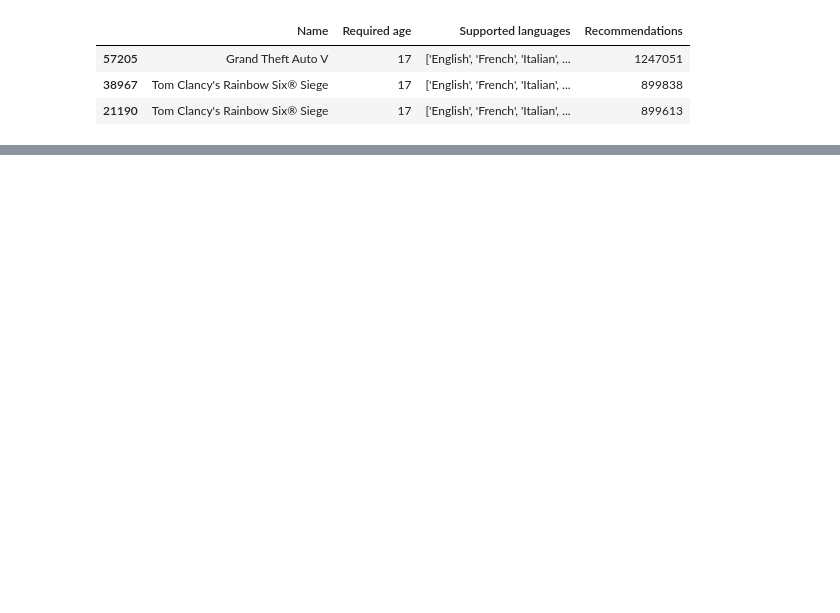
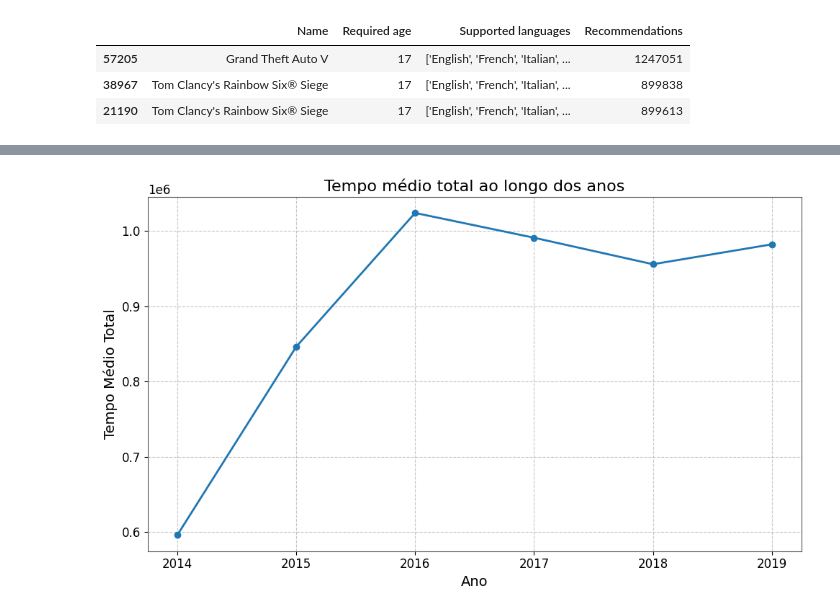
Before and after one commit to SabrinaDantas/projeto_programacao_para_dados_pucrs, a Jupyter notebook: projeto_programacaoparadados_fase02.ipynb, the cells around one changed output, grey strips where cells are left out. Saved outputs shown, nothing was run; the diff lists cells and outputs as text; code cells hidden in the pictures; blank space fills up the shorter version.

```diff
--- a/projeto_programacaoparadados_fase02.ipynb
+++ b/projeto_programacaoparadados_fase02.ipynb
@@ -306,0 +311,21 @@ jogos_pt_br_16[['Name', 'Required age', 'Supported languages', 'Recommendations'
+# %%
+custom_style = {
+    'figure.figsize': (10, 6),
+    'axes.labelsize': 14,
+    'axes.titlesize': 16,
+    'xtick.labelsize': 12,
+    'ytick.labelsize': 12,
+    'lines.linewidth': 2,
+    'grid.linestyle': '--',
+    'grid.alpha': 0.7,
+    'legend.fontsize': 12,
+    'legend.loc': 'best',
+    'font.family': 'DejaVu Sans',
+    'font.weight': 'normal',
+    'axes.edgecolor': '#555555',
+    'axes.facecolor': '#FFFFFF',
+    'axes.spines.top': True,
+    'axes.spines.right': True,
+}
+
+mpl.rcParams.update(custom_style)
@@ -306,0 +413,10 @@ jogos_pt_br_16[['Name', 'Required age', 'Supported languages', 'Recommendations'
+# %%
+# Extrair o ano de lançamento dos jogos
+df_steam['Year'] = df_steam['Release date'].dt.year
+# %%
+# Filtrar os jogos lançados entre 2014 e 2019
+anos_2014_2019 = df_steam[df_steam['Year'].between(2014, 2019)]
+# %%
+# Agrupar os dados por ano e calcular o tempo médio total para cada ano
+tempo_medio_por_ano = anos_2014_2019.groupby('Year')['Average playtime forever'].sum()
+tempo_medio_por_ano
@@ -306,0 +432,14 @@ jogos_pt_br_16[['Name', 'Required age', 'Supported languages', 'Recommendations'
+# %%
+# Plotar o gráfico
+plt.figure(figsize=(10, 6))
+plt.plot(tempo_medio_por_ano.index, tempo_medio_por_ano.values, marker='o')
+
+# Adicionar rótulos e título
+plt.title('Tempo médio total ao longo dos anos')
+plt.xlabel('Ano')
+plt.ylabel('Tempo Médio Total')
+plt.xticks(tempo_medio_por_ano.index)  # Definir os ticks no eixo x para cada ano
+plt.grid(True)  # Adicionar grade ao gráfico
+plt.tight_layout()  # Ajustar layout
+# %% [output]
+[figure, added]
```
Also changed, not shown: parts of 55 cells of this notebook.
